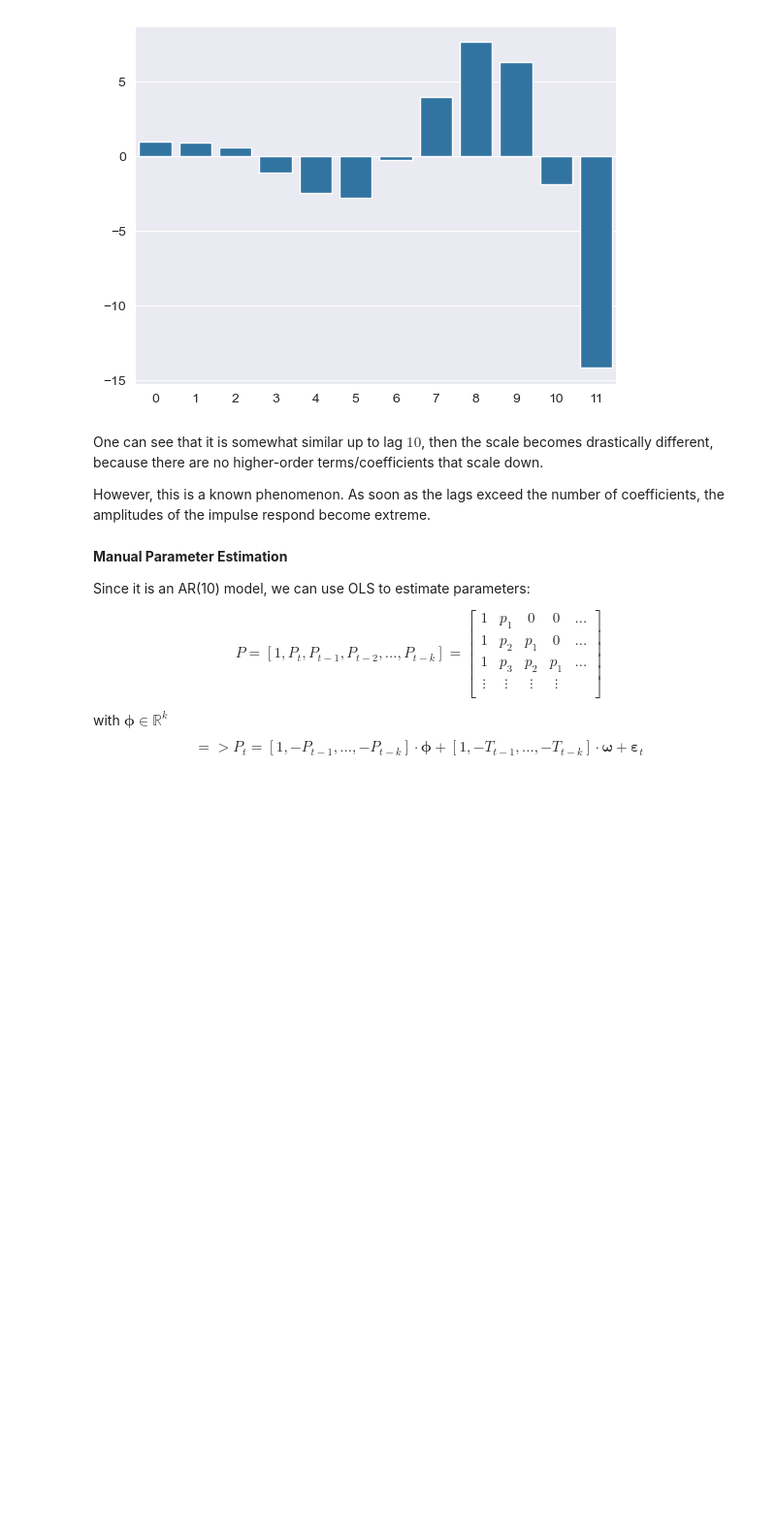
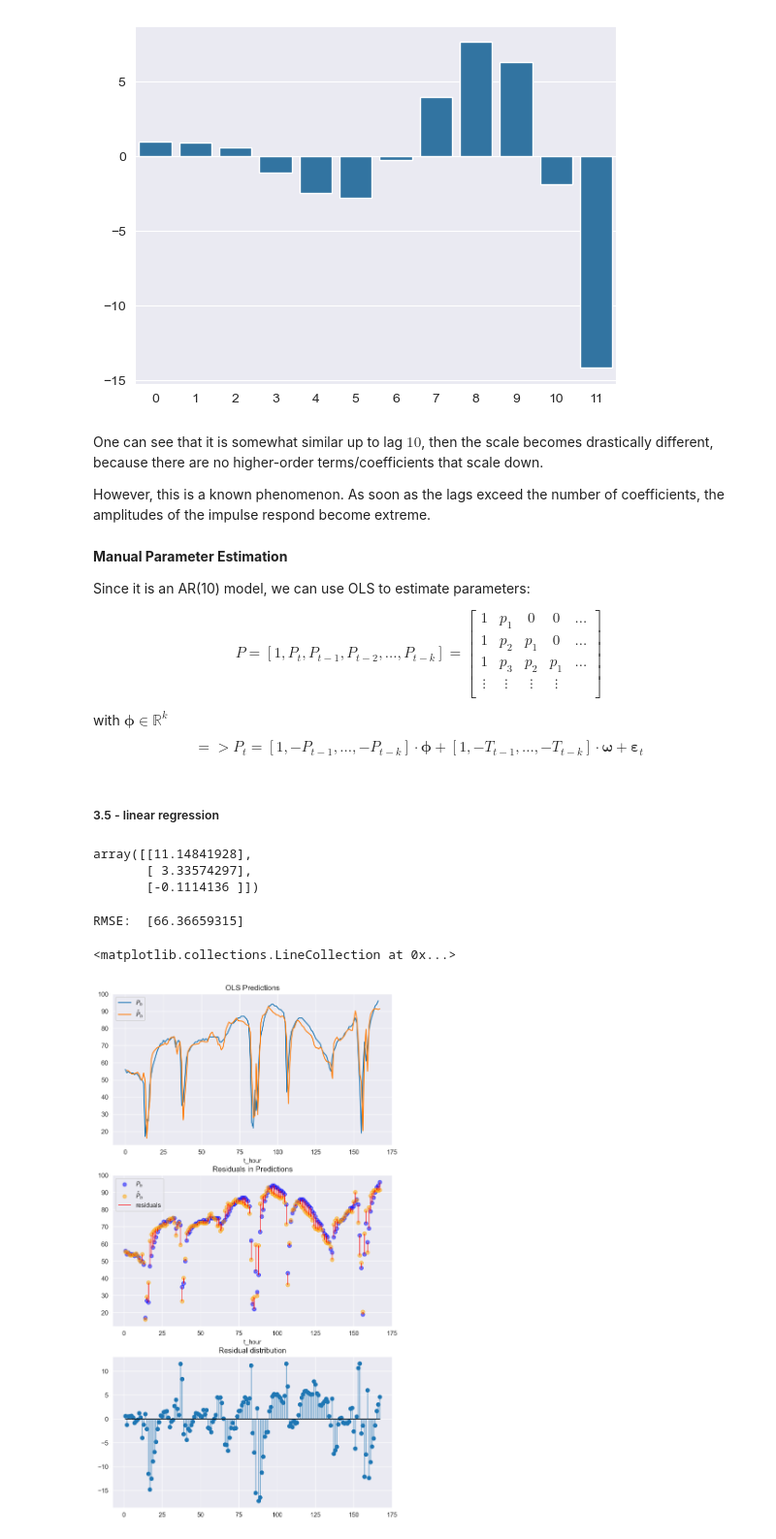
Before and after one commit to JeppeKlitgaard/DTU-02613-TimeSeries, a Jupyter notebook: Assignment3/Yunis/assignment3.ipynb, the cells around one changed output. Shown: that part at 97% size. Cells and saved outputs as stored; diff of their text form; code cells hidden in the pictures; blank space fills up the shorter version.

```diff
--- a/Assignment3/Yunis/assignment3.ipynb
+++ b/Assignment3/Yunis/assignment3.ipynb
@@ -254,3 +255,62 @@ $$ P =
 
 with $\mathbf{\phi} \in \mathbb{R}^k$
 $$ => P_t = [1, - P_{t-1}, ... , - P_{t-k}] \cdot \mathbf{\phi} + [1, - T_{t-1}, ... , - T_{t-k}] \cdot \mathbf{\omega} + \mathbf{\varepsilon}_t$$
+# %% [markdown]
+##### 3.5 - linear regression
+# %%
+import numpy as np
+
+y = df_train.Ph.to_numpy().reshape(-1,1)
+X = np.ones((y.shape[0], 3))
+X[:, 1] = df_train.Tdelta.to_numpy()
+X[:, 2] = df_train.Gv.to_numpy()
+
+# since error is assumed 0-centered normal i.i.d., can ignore in regression model
+omega = np.linalg.inv(X.T@X)@X.T@y
+omega
+# %% [output]
+array([[11.14841928],
+       [ 3.33574297],
+       [-0.1114136 ]])
+# %%
+# analyse the residuals
+residuals = y-X@omega
+rmse = np.sqrt(residuals.T@residuals)
+
+# get residual lines
+res_upr, res_lwr = [], []
+for i in range(len(df_train)):
+    res_upr.append(max(y[i], (X@omega)[i]))
+    res_lwr.append(min(y[i], (X@omega)[i]))
+
+print("RMSE: ", rmse.flatten())
+# %% [output]
+RMSE:  [66.36659315]
+# %%
+plt.figure(figsize=(8,20), dpi=250)
+plt.subplot(4,1,1)
+plt.title("OLS Predictions")
+plt.plot(y, label="$P_h$")
+plt.plot(df_train.thour, X@omega, label="$\hat{P}_h$")
+plt.legend()
+plt.xlabel("t_hour")
+
+plt.subplot(4,1,2)
+plt.title("Residuals in Predictions")
+plt.scatter(df_train.thour, y, label="$P_h$", c='b', alpha=0.5)
+plt.scatter(df_train.thour, X@omega, label="$\hat{P}_h$", c='orange', alpha=0.5)
+plt.vlines(df_train.thour, res_lwr, res_upr, alpha=.9, lw=1, label="residuals", color='red')
+plt.legend()
+plt.xlabel("t_hour")
+
+plt.subplot(4,1,3)
+plt.title("Residual distribution")
+plt.scatter(df_train.thour, residuals)
+plt.plot(df_train.thour, np.zeros_like(df_train.thour), c='black')
+plt.vlines(df_train.thour, [min(0, res) for res in residuals], [max(0, res) for res in residuals], alpha=0.5)
+
+plt.subplot(4,1,4)
+plt.title("ACF and PACF Residual plot")
+# %% [output]
+<matplotlib.collections.LineCollection at 0x...>
+[figure, added]
```
Also changed, not shown: parts of 2 cells of this notebook, 1 other file.
